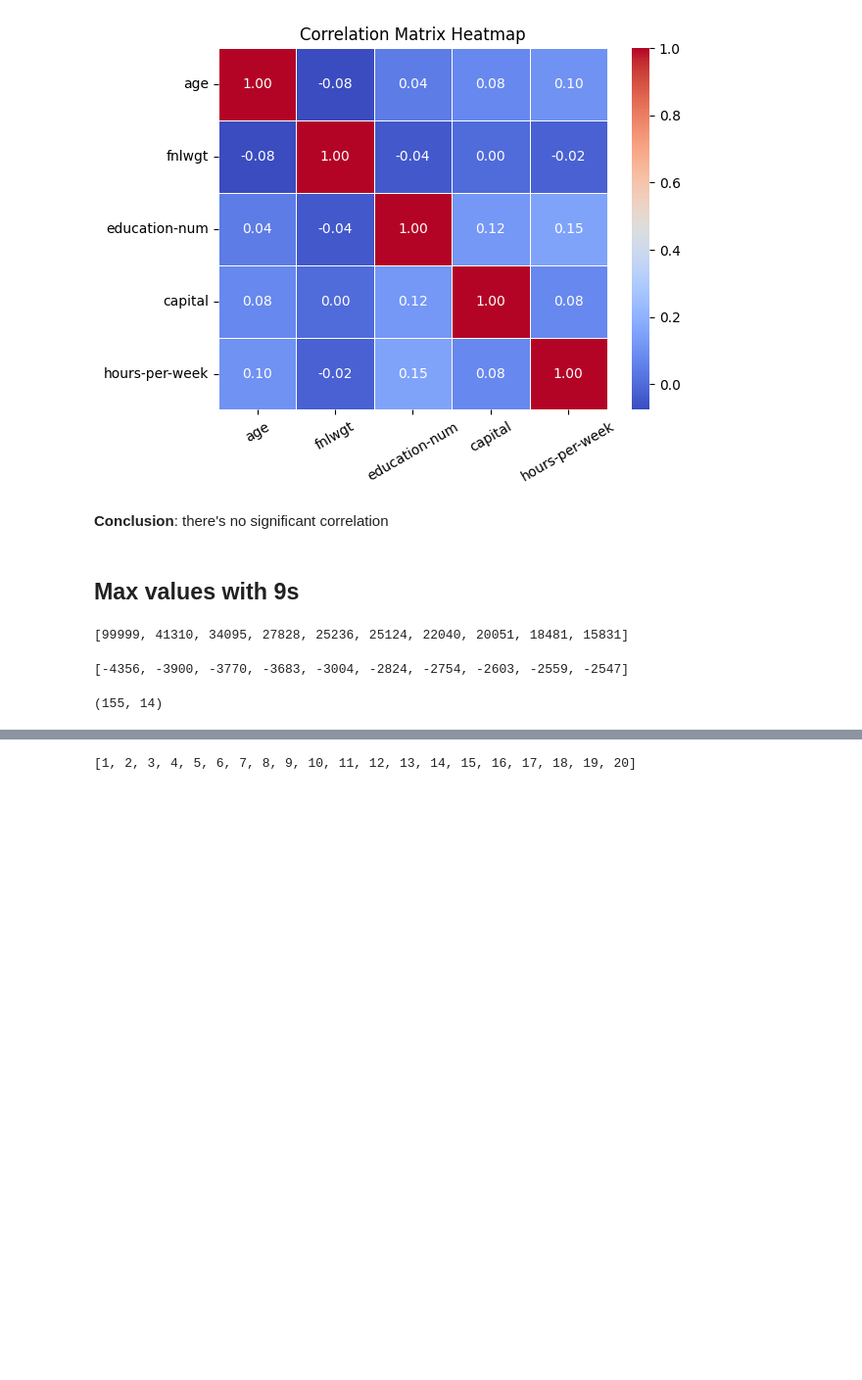
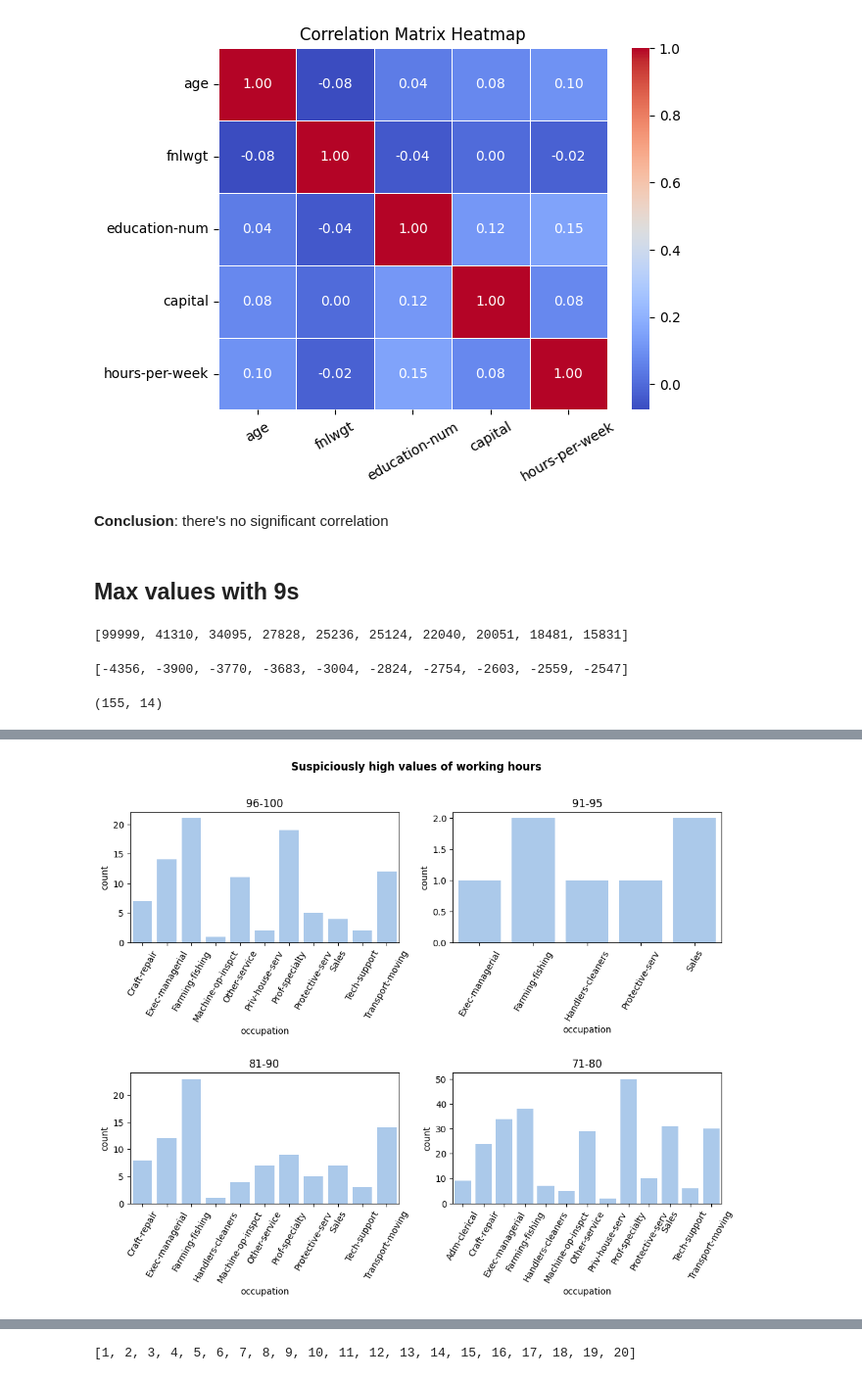
Before and after one commit to Staszek15/Data-Mining-Project, a Jupyter notebook: adults_cleaning.ipynb, the cells around one changed output, grey strips where cells are left out. Shown at 98% size. Saved outputs shown, nothing was run; the diff lists cells and outputs as text; code cells hidden in the pictures; blank space fills up the shorter version.

Commit message:
many subplots

```diff
--- a/adults_cleaning.ipynb
+++ b/adults_cleaning.ipynb
@@ -312,0 +297,20 @@ check_largest(df, "hours-per-week", 20)
+# %%
+fig, axes = plt.subplots(2,2, figsize=(12,8))
+
+plt.suptitle("Suspiciously high values of working hours", fontweight = "bold")
+
+count_sth_grouped(df_less_nulls, 100, 'hours-per-week', 'occupation', "96-100",
+                  'between', 95, ax=axes[0,0])
+
+count_sth_grouped(df_less_nulls, 95, 'hours-per-week', 'occupation', "91-95",
+                  'between', 90, ax=axes[0,1])
+
+count_sth_grouped(df_less_nulls, 90, 'hours-per-week', 'occupation', "81-90",
+                  'between', 80, ax=axes[1,0])
+
+count_sth_grouped(df_less_nulls, 80, 'hours-per-week', 'occupation', "71-80",
+                  'between', 70, ax=axes[1,1])
+
+plt.subplots_adjust(hspace=1)
+# %% [output]
+[figure, added]
```
Also changed, not shown: parts of 15 cells of this notebook.
